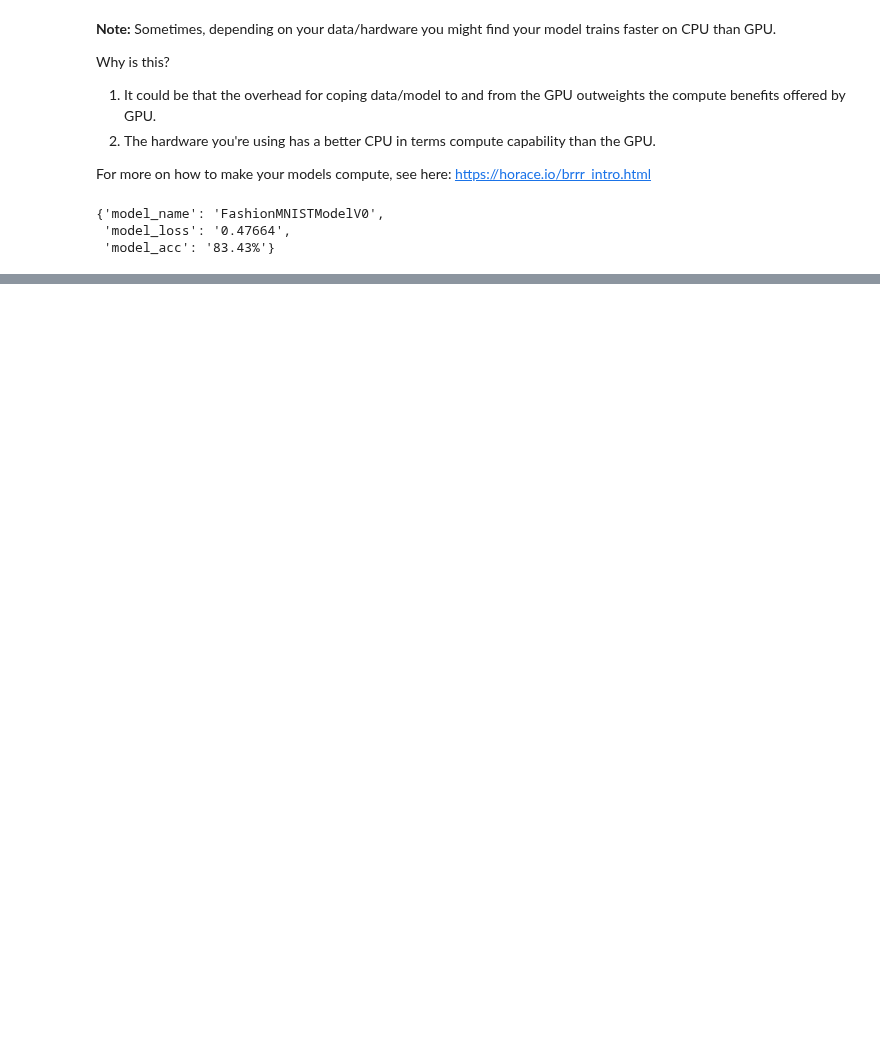
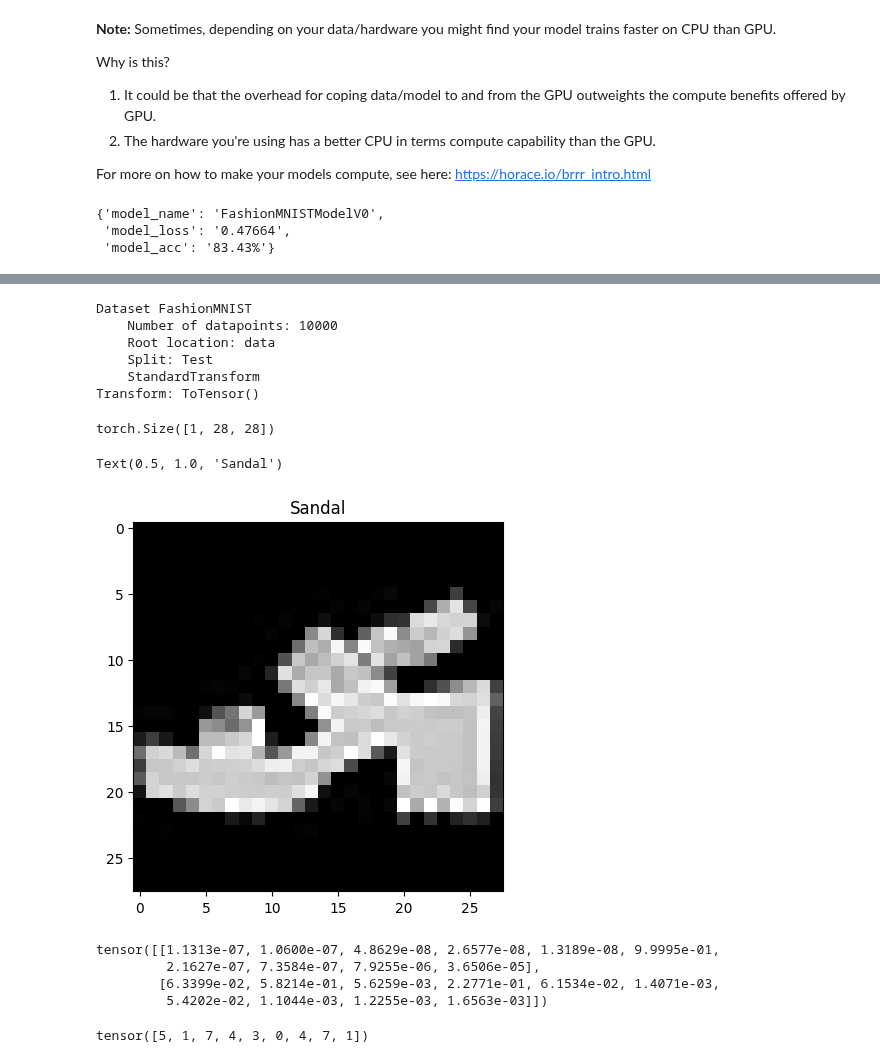
Before and after one commit to VanLinLin/PyTorch-for-Deep-Learning-Bootcamp, a Jupyter notebook: 03_pytorch_computer_vision.ipynb, the cells around one changed output, grey strips where cells are left out. Cells and saved outputs as stored; diff of their text form; code cells hidden in the pictures; blank space fills up the shorter version.

```diff
--- a/03_pytorch_computer_vision.ipynb
+++ b/03_pytorch_computer_vision.ipynb
@@ -678,0 +1067,50 @@ model_0_results
+# %%
+test_data
+# %% [output]
+Dataset FashionMNIST
+    Number of datapoints: 10000
+    Root location: data
+    Split: Test
+    StandardTransform
+Transform: ToTensor()
+# %%
+import random
+
+
+random.seed(42)
+test_samples = []
+test_labels = []
+
+for sample, label in random.sample(list(test_data), k=9):
+    test_samples.append(sample)
+    test_labels.append(label)
+
+# View the first sample shape
+test_samples[0].shape
+# %% [output]
+torch.Size([1, 28, 28])
+# %%
+plt.imshow(test_samples[0].squeeze(), cmap='gray')
+plt.title(class_names[test_labels[0]])
+# %% [output]
+Text(0.5, 1.0, 'Sandal')
+[figure, added]
+# %%
+# Make predictions
+pred_probs = make_prediction(model=model_2,
+                             data=test_samples,
+                             device=device)
+
+# View the first prediction probabilities
+pred_probs[:2]
+# %% [output]
+tensor([[1.1313e-07, 1.0600e-07, 4.8629e-08, 2.6577e-08, 1.3189e-08, 9.9995e-01,
+         2.1627e-07, 7.3584e-07, 7.9255e-06, 3.6506e-05],
+        [6.3399e-02, 5.8214e-01, 5.6259e-03, 2.2771e-01, 6.1534e-02, 1.4071e-03,
+         5.4202e-02, 1.1044e-03, 1.2255e-03, 1.6563e-03]])
+# %%
+# Convert prediction probabilities to labels
+pred_classes = pred_probs.argmax(dim=1)
+pred_classes
+# %% [output]
+tensor([5, 1, 7, 4, 3, 0, 4, 7, 1])
```
Also changed, not shown: parts of 46 cells of this notebook.
